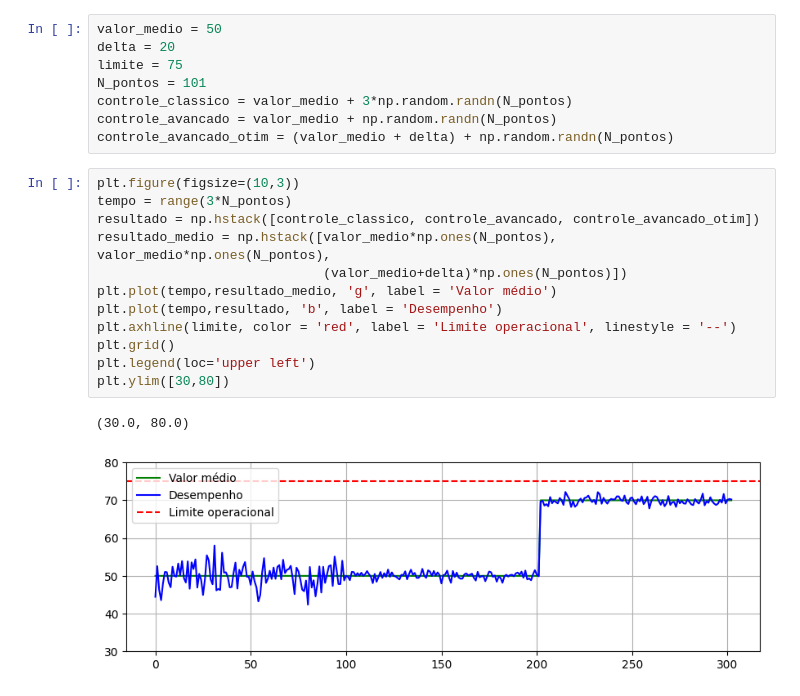
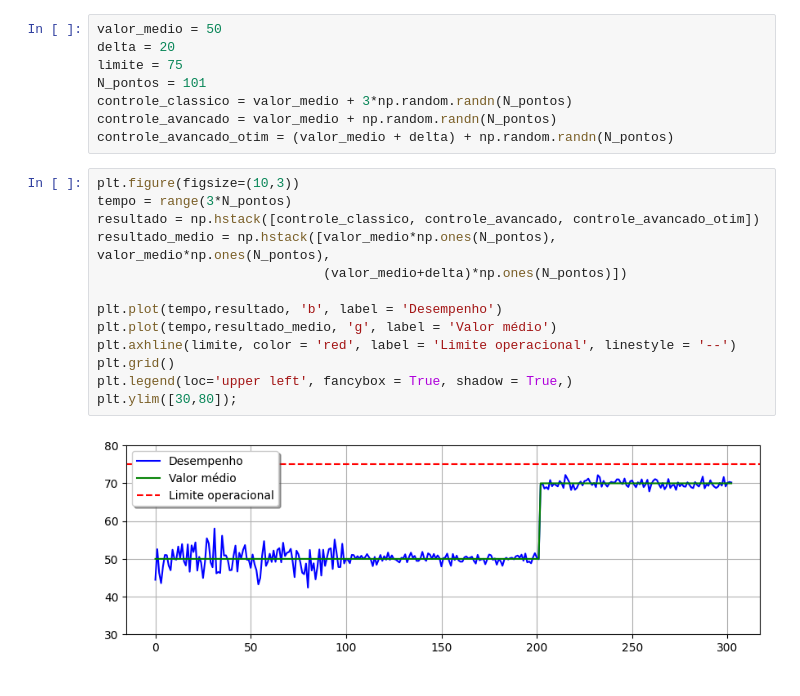
Before and after one commit to juliosdutra/Topicos-de-Controle-Avancado-UFES, a Jupyter notebook: Beneficio_APC.ipynb, the cells around one changed output. Drawn from its saved outputs; the diff is of its cells as text.

```diff
--- a/Beneficio_APC.ipynb
+++ b/Beneficio_APC.ipynb
@@ -16,15 +16,15 @@ controle_avancado_otim = (valor_medio + delta) + np.random.randn(N_pontos)
 # %%
 plt.figure(figsize=(10,3))
 tempo = range(3*N_pontos)
 resultado = np.hstack([controle_classico, controle_avancado, controle_avancado_otim])
 resultado_medio = np.hstack([valor_medio*np.ones(N_pontos), valor_medio*np.ones(N_pontos),
                              (valor_medio+delta)*np.ones(N_pontos)])
+
+plt.plot(tempo,resultado, 'b', label = 'Desempenho')
 plt.plot(tempo,resultado_medio, 'g', label = 'Valor médio')
-plt.plot(tempo,resultado, 'b', label = 'Desempenho')
 plt.axhline(limite, color = 'red', label = 'Limite operacional', linestyle = '--')
 plt.grid()
-plt.legend(loc='upper left')
-plt.ylim([30,80])
+plt.legend(loc='upper left', fancybox = True, shadow = True,)
+plt.ylim([30,80]);
 # %% [output]
-(30.0, 80.0)
-[figure, old version]
+[figure, new version]
```
